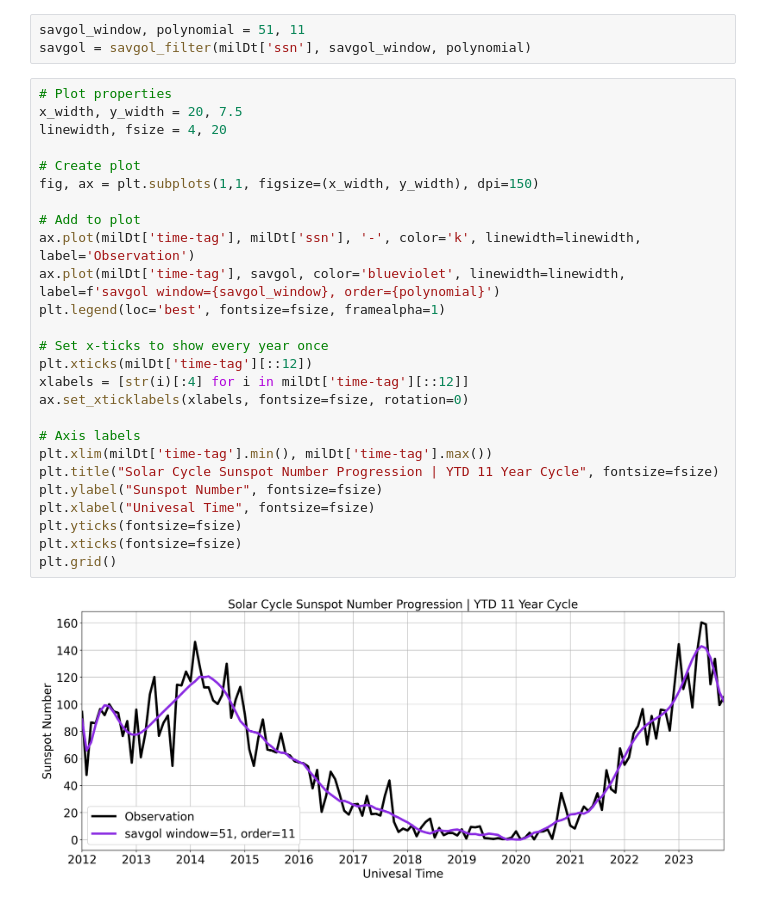
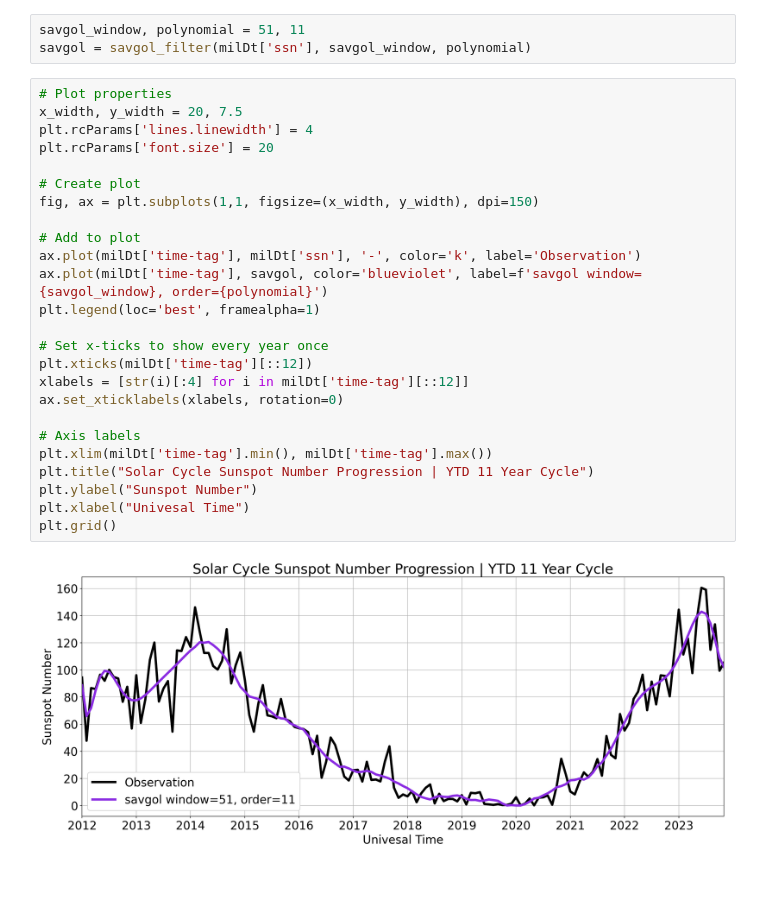
Before and after one commit to levetation/spaceweather, a Jupyter notebook: solarcycleProgression.ipynb, the cells around one changed output. Cells and saved outputs as stored; diff of their text form.

```diff
--- a/solarcycleProgression.ipynb
+++ b/solarcycleProgression.ipynb
@@ -36,28 +36,27 @@ savgol = savgol_filter(milDt['ssn'], savgol_window, polynomial)
 # %%
 # Plot properties
 x_width, y_width = 20, 7.5
-linewidth, fsize = 4, 20
+plt.rcParams['lines.linewidth'] = 4
+plt.rcParams['font.size'] = 20
 
 # Create plot
 fig, ax = plt.subplots(1,1, figsize=(x_width, y_width), dpi=150)
 
 # Add to plot
-ax.plot(milDt['time-tag'], milDt['ssn'], '-', color='k', linewidth=linewidth, label='Observation')
-ax.plot(milDt['time-tag'], savgol, color='blueviolet', linewidth=linewidth, label=f'savgol window={savgol_window}, order={polynomial}')
-plt.legend(loc='best', fontsize=fsize, framealpha=1)
+ax.plot(milDt['time-tag'], milDt['ssn'], '-', color='k', label='Observation')
+ax.plot(milDt['time-tag'], savgol, color='blueviolet', label=f'savgol window={savgol_window}, order={polynomial}')
+plt.legend(loc='best', framealpha=1)
 
 # Set x-ticks to show every year once
 plt.xticks(milDt['time-tag'][::12])
 xlabels = [str(i)[:4] for i in milDt['time-tag'][::12]]
-ax.set_xticklabels(xlabels, fontsize=fsize, rotation=0)
+ax.set_xticklabels(xlabels, rotation=0)
 
 # Axis labels
 plt.xlim(milDt['time-tag'].min(), milDt['time-tag'].max())
-plt.title("Solar Cycle Sunspot Number Progression | YTD 11 Year Cycle", fontsize=fsize)
-plt.ylabel("Sunspot Number", fontsize=fsize)
-plt.xlabel("Univesal Time", fontsize=fsize)
-plt.yticks(fontsize=fsize)
-plt.xticks(fontsize=fsize)
+plt.title("Solar Cycle Sunspot Number Progression | YTD 11 Year Cycle")
+plt.ylabel("Sunspot Number")
+plt.xlabel("Univesal Time")
 plt.grid()
 # %% [output]
-[figure, old version]
+[figure, new version]
```
